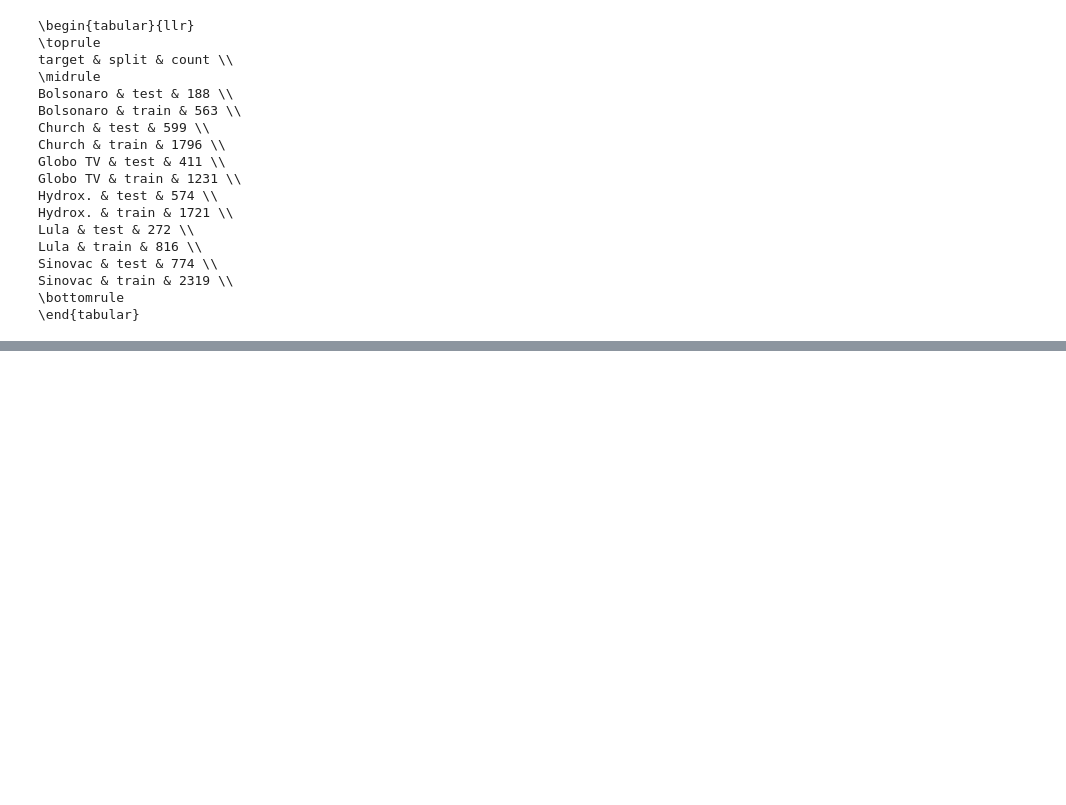
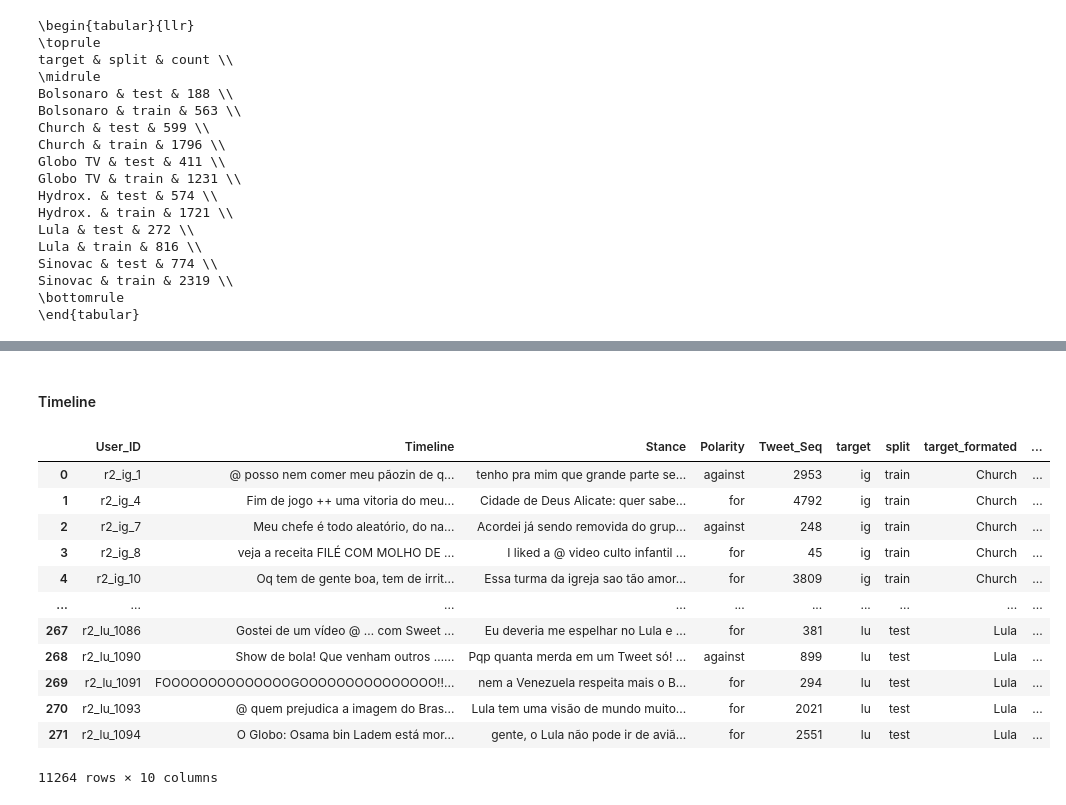
Before and after one commit to semcovici/stance-prediction-UstanceBR, a Jupyter notebook: notebooks/0.analysis_relat.ipynb, the cells around one changed output, grey strips where cells are left out. Drawn from its saved outputs; the diff is of its cells as text; code cells hidden in the pictures; blank space fills up the shorter version.

Commit message:
add tables relat

```diff
--- a/notebooks/0.analysis_relat.ipynb
+++ b/notebooks/0.analysis_relat.ipynb
@@ -93,0 +161,6 @@ Sinovac & train & 2319 \\
+# %%
+WORD = re.compile(r'\w+')
+def tokenize(text):
+
+    #return word_tokenize(text, language='portuguese')
+    return WORD.findall(text)
@@ -93,0 +178,3 @@ Sinovac & train & 2319 \\
+# %%
+# count toknes in each column
+df_users['count_tokens_Stance'] = df_users['Stance'].progress_apply(lambda text: len(tokenize(text)))
@@ -93,0 +245,19 @@ Sinovac & train & 2319 \\
+# %% [markdown]
+#### Timeline
+# %%
+df_users['n_tweets_Timeline'] = df_users['Timeline'].progress_apply(lambda x: x.count(" # ") + 1)
+df_users
+# %% [output]
+|  | User_ID | Timeline | Stance | Polarity | Tweet_Seq | target | split | target_formated | ... |
+| 0 | r2_ig_1 | @ posso nem comer meu pãozin de q... | tenho pra mim que grande parte se... | against | 2953 | ig | train | Church | ... |
+| 1 | r2_ig_4 | Fim de jogo ++ uma vitoria do meu... | Cidade de Deus Alicate: quer sabe... | for | 4792 | ig | train | Church | ... |
+| 2 | r2_ig_7 | Meu chefe é todo aleatório, do na... | Acordei já sendo removida do grup... | against | 248 | ig | train | Church | ... |
+| 3 | r2_ig_8 | veja a receita FILÉ COM MOLHO DE ... | I liked a @ video culto infantil ... | for | 45 | ig | train | Church | ... |
+| 4 | r2_ig_10 | Oq tem de gente boa, tem de irrit... | Essa turma da igreja sao tão amor... | for | 3809 | ig | train | Church | ... |
+| ... | ... | ... | ... | ... | ... | ... | ... | ... | ... |
+| 267 | r2_lu_1086 | Gostei de um vídeo @ … com Sweet ... | Eu deveria me espelhar no Lula e ... | for | 381 | lu | test | Lula | ... |
+| 268 | r2_lu_1090 | Show de bola! Que venham outros …... | Pqp quanta merda em um Tweet só! ... | against | 899 | lu | test | Lula | ... |
+| 269 | r2_lu_1091 | FOOOOOOOOOOOOOOGOOOOOOOOOOOOOOO!!... | nem a Venezuela respeita mais o B... | for | 294 | lu | test | Lula | ... |
+| 270 | r2_lu_1093 | @ quem prejudica a imagem do Bras... | Lula tem uma visão de mundo muito... | for | 2021 | lu | test | Lula | ... |
+| 271 | r2_lu_1094 | O Globo: Osama bin Ladem está mor... | gente, o Lula não pode ir de aviã... | for | 2551 | lu | test | Lula | ... |
+11264 rows × 10 columns
```
Also changed, not shown: parts of 24 cells of this notebook, 2 other files.
